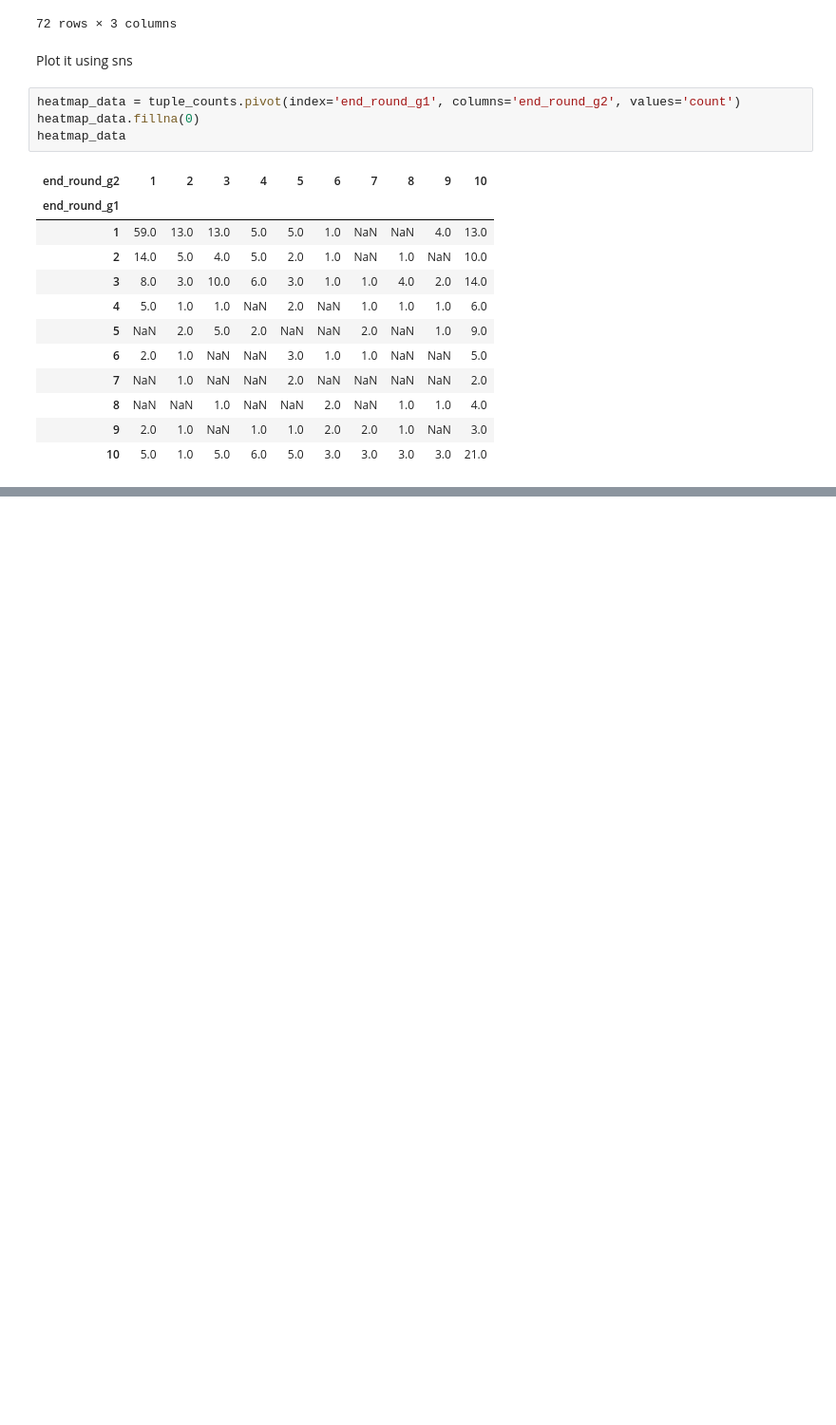
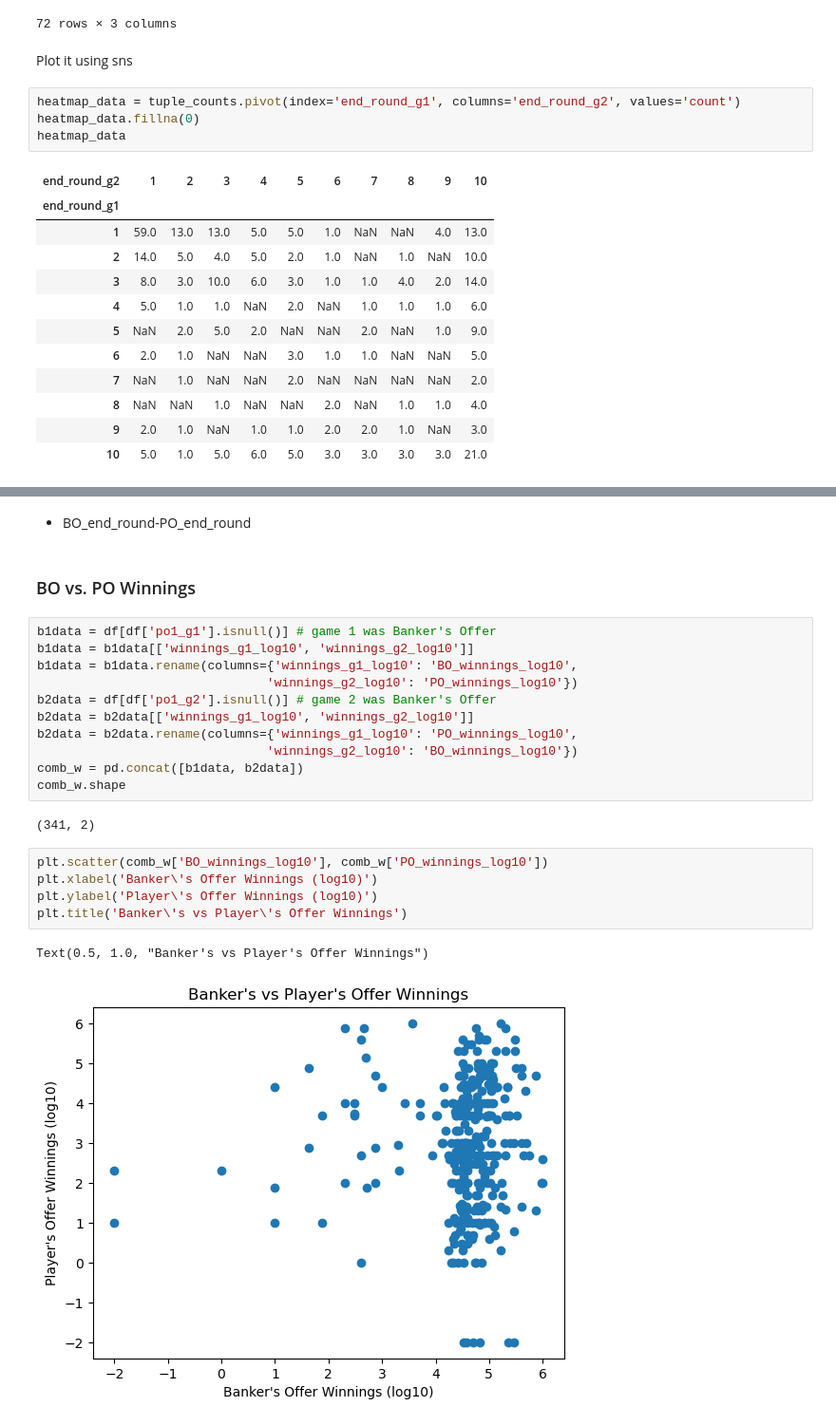
Before and after one commit to laurenlsun/dond-collected-analysis, a Jupyter notebook: collected data analysis.ipynb, the cells around one changed output, grey strips where cells are left out. Shown at 95% size. Saved outputs shown, nothing was run; the diff lists cells and outputs as text; blank space fills up the shorter version.

```diff
--- a/collected data analysis.ipynb
+++ b/collected data analysis.ipynb
@@ -622,0 +701,25 @@ heatmap_data
+# %% [markdown]
+- BO_end_round-PO_end_round
+# %% [markdown]
+### BO vs. PO Winnings
+# %%
+b1data = df[df['po1_g1'].isnull()] # game 1 was Banker's Offer
+b1data = b1data[['winnings_g1_log10', 'winnings_g2_log10']]
+b1data = b1data.rename(columns={'winnings_g1_log10': 'BO_winnings_log10',
+                               'winnings_g2_log10': 'PO_winnings_log10'})
+b2data = df[df['po1_g2'].isnull()] # game 2 was Banker's Offer
+b2data = b2data[['winnings_g1_log10', 'winnings_g2_log10']]
+b2data = b2data.rename(columns={'winnings_g1_log10': 'PO_winnings_log10',
+                               'winnings_g2_log10': 'BO_winnings_log10'})
+comb_w = pd.concat([b1data, b2data])
+comb_w.shape
+# %% [output]
+(341, 2)
+# %%
+plt.scatter(comb_w['BO_winnings_log10'], comb_w['PO_winnings_log10'])
+plt.xlabel('Banker\'s Offer Winnings (log10)')
+plt.ylabel('Player\'s Offer Winnings (log10)')
+plt.title('Banker\'s vs Player\'s Offer Winnings')
+# %% [output]
+Text(0.5, 1.0, "Banker's vs Player's Offer Winnings")
+[figure, added]
```
Also changed, not shown: parts of 33 cells of this notebook.
